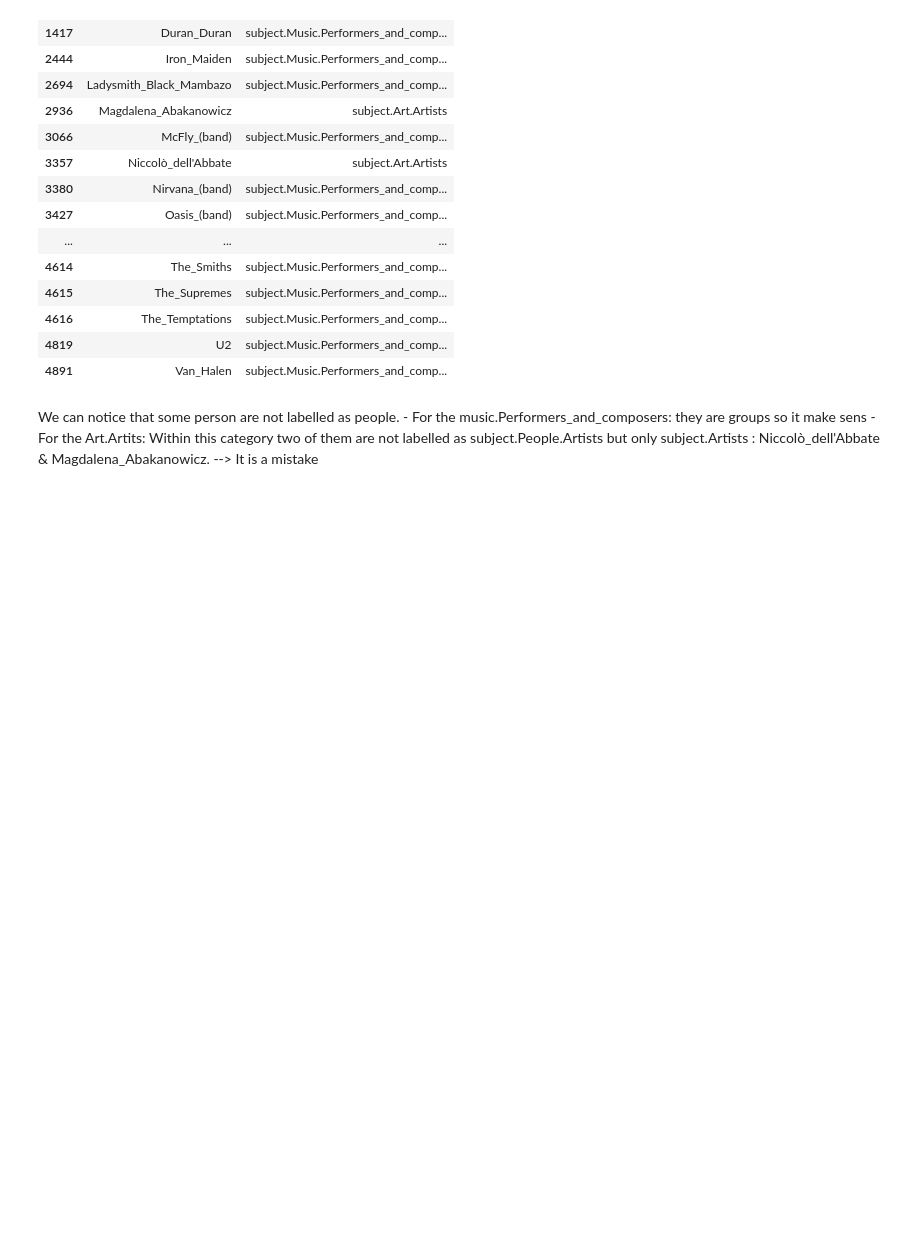
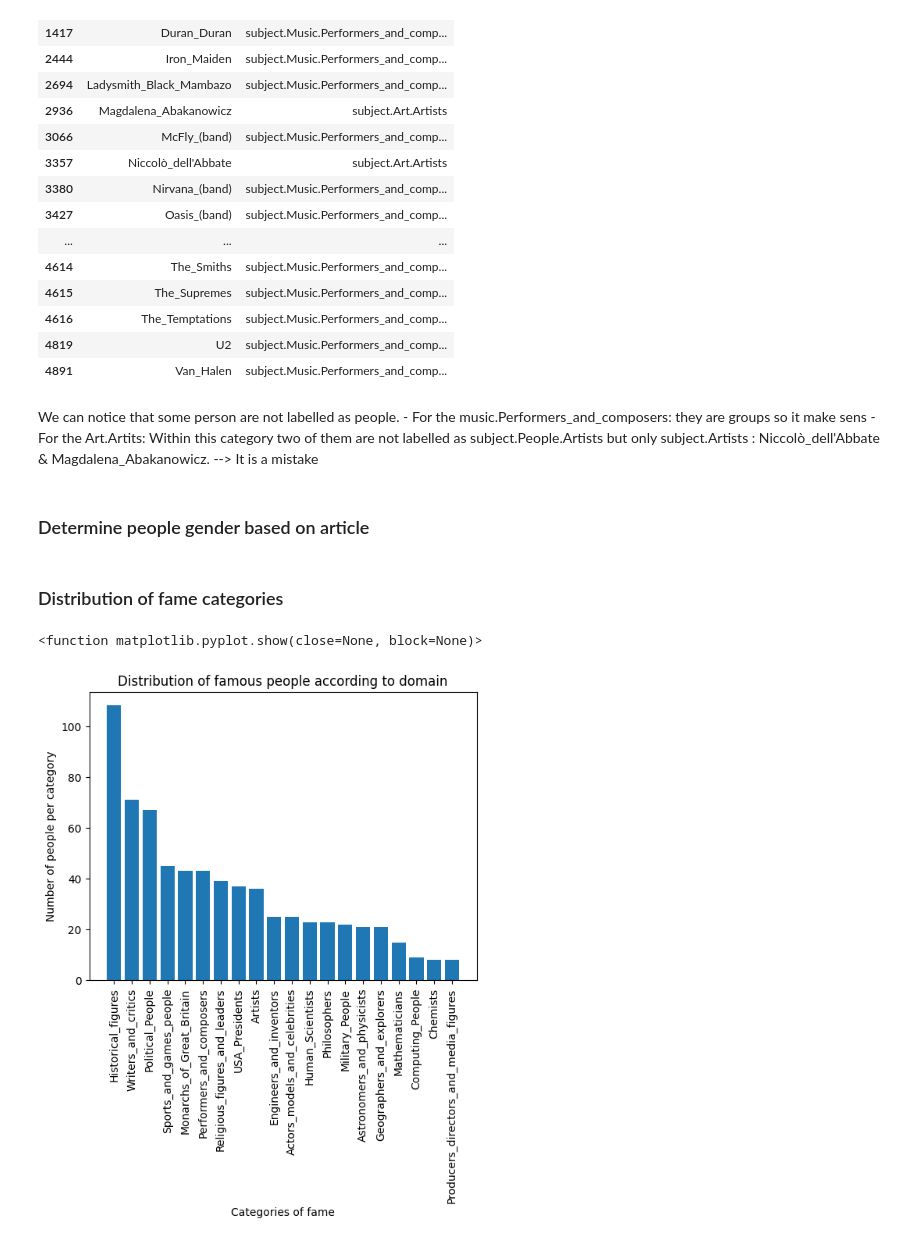
Before and after one commit to epfl-ada/ada-2023-project-ndlmada, a Jupyter notebook: see_dataset.ipynb, the cells around one changed output. Drawn from its saved outputs; the diff is of its cells as text; code cells hidden in the pictures; blank space fills up the shorter version.

```diff
--- a/see_dataset.ipynb
+++ b/see_dataset.ipynb
@@ -557,3 +557,25 @@ not_labelled_people_selection
 We can notice that some person are not labelled as people.
     - For the music.Performers_and_composers: they are groups so it make sens
     - For the Art.Artits: Within this category two of them are not labelled as subject.People.Artists but only subject.Artists : Niccolò_dell'Abbate & Magdalena_Abakanowicz. --> It is a mistake
+# %% [markdown]
+### Determine people gender based on article
+# %% [markdown]
+### Distribution of fame categories
+# %%
+#categories = pd.unique(main_people_selection['category'])
+import numpy as np
+
+categories_distribution_df = main_people_selection['category'].value_counts()
+categories = [category.replace('subject.People.', '') for category in categories_distribution_df.index]
+cat_pos = np.arange(len(categories))
+
+fig, ax = plt.subplots()
+ax.bar(cat_pos, categories_distribution_df.values)
+ax.set_ylabel('Number of people per category')
+ax.set_xlabel('Categories of fame')
+ax.set_xticks(cat_pos, categories, rotation = 90)
+ax.set_title('Distribution of famous people according to domain')
+plt.show
+# %% [output]
+<function matplotlib.pyplot.show(close=None, block=None)>
+[figure, added]
```
